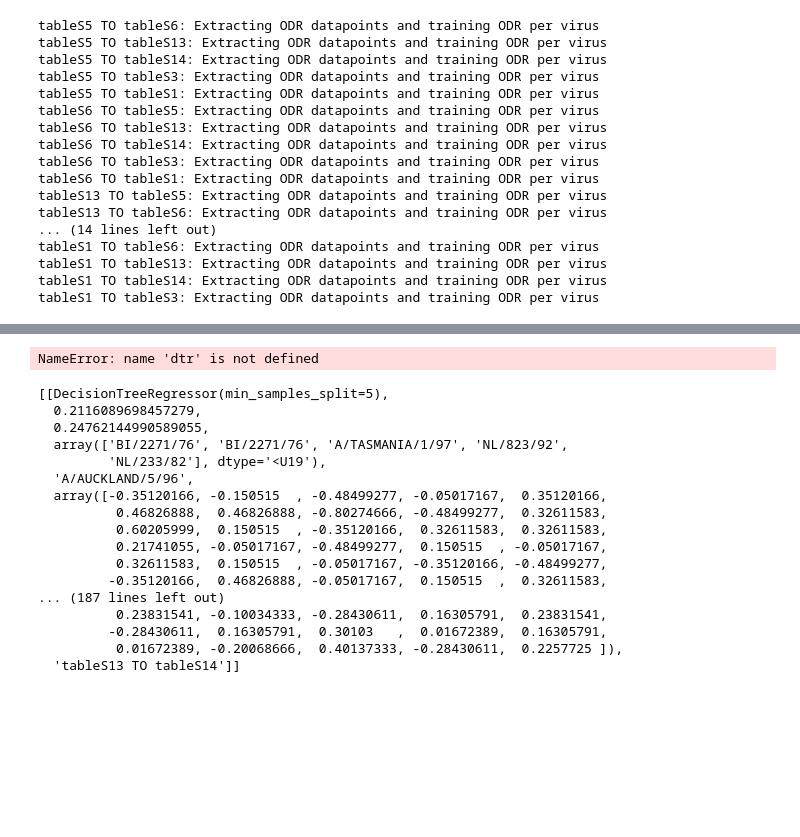
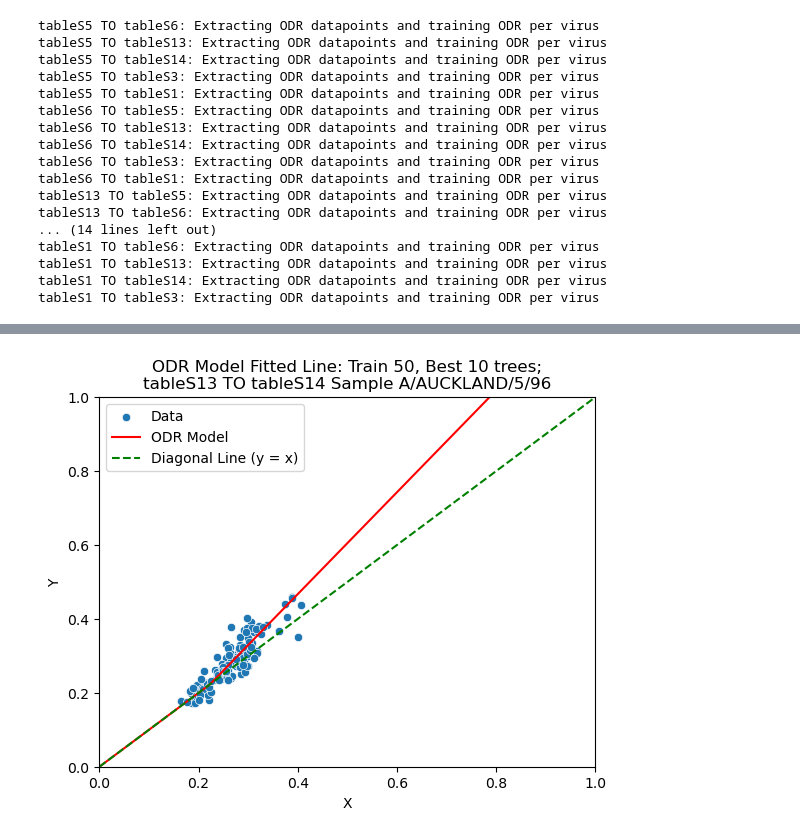
Before and after one commit to nick33333/einav_lab_work, a Jupyter notebook: Nicks_stuff/my_main_func.ipynb, the cells around one changed output, grey strips where cells are left out. Drawn from its saved outputs; the diff is of its cells as text; code cells hidden in the pictures; blank space fills up the shorter version.

```diff
--- a/Nicks_stuff/my_main_func.ipynb
+++ b/Nicks_stuff/my_main_func.ipynb
@@ -753,24 +756,17 @@ NameError: name 'comparison_virus_ODR_df_dict' is not defined
-# %%
-dtr
-# %% [output]
-NameError: name 'dtr' is not defined
-# %%
-comparison_dict['tableS13 TO tableS14']['A/AUCKLAND/5/96']
-# %% [output]
-[[DecisionTreeRegressor(min_samples_split=5),
-  0.2116089698457279,
-  0.24762144990589055,
-  array(['BI/2271/76', 'BI/2271/76', 'A/TASMANIA/1/97', 'NL/823/92',
-         'NL/233/82'], dtype='<U19'),
-  'A/AUCKLAND/5/96',
-  array([-0.35120166, -0.150515  , -0.48499277, -0.05017167,  0.35120166,
-          0.46826888,  0.46826888, -0.80274666, -0.48499277,  0.32611583,
-          0.60205999,  0.150515  , -0.35120166,  0.32611583,  0.32611583,
-          0.21741055, -0.05017167, -0.48499277,  0.150515  , -0.05017167,
-          0.32611583,  0.150515  , -0.05017167, -0.35120166, -0.48499277,
-         -0.35120166,  0.46826888, -0.05017167,  0.150515  ,  0.32611583,
-... (187 lines left out)
-          0.23831541, -0.10034333, -0.28430611,  0.16305791,  0.23831541,
-         -0.28430611,  0.16305791,  0.30103   ,  0.01672389,  0.16305791,
-          0.01672389, -0.20068666,  0.40137333, -0.28430611,  0.2257725 ]),
-  'tableS13 TO tableS14']]
+# %%
+from scipy.odr import *
+def odr_model(params, x):
+    a, b = params
+    return a * x + b
+
+comparison_name = "tableS13 TO tableS14"
+sample_name = 'A/AUCKLAND/5/96'
+data = comparison_virus_ODR_df_dict['tableS13 TO tableS14']['A/AUCKLAND/5/96'][0]  # Replace with the path to your data file
+x_data = data['sigma_training']
+y_data = data['sigma_actual']
+data = RealData(x_data, y_data)
+model = Model(odr_model)
+initial_guess = [1.0, 1.0]  # Initial guess for the parameters
+odr = ODR(data, model, beta0=initial_guess)
+result = odr.run()
+fitted_params = result.beta
@@ -776,0 +783,35 @@ comparison_dict['tableS13 TO tableS14']['A/AUCKLAND/5/96']
+# %%
+import seaborn as sns
+import matplotlib.pyplot as plt
+
+# Define your ODR model function (as previously defined)
+def odr_model(params, x):
+    a, b = params
+    return a * x + b
+
+# Create a range of x values for your plot
+x_values = np.linspace(0, 1, 100)
+# Calculate the predicted y values for the x values using the fitted parameters
+y_values = worst_case_error(x_values, odr_model, fitted_params)
+
+# Create a scatter plot of your data using Seaborn
+sns.scatterplot(x=x_data, y=y_data, label="Data")
+
+# Add the ODR model line to the plot
+sns.lineplot(x=x_values, y=y_values, label=f"ODR Model", color='red')
+
+# Set labels, title, and legend
+plt.xlabel("X")
+plt.ylabel("Y")
+plt.title(f"ODR Model Fitted Line: Train {train_trees}, Best {best_trees} trees;\n{comparison_name} Sample {sample_name}")
+plt.legend()
+plt.xlim(0, 1)
+plt.ylim(0, 1)
+
+sns.lineplot(x=[0, 1], y=[0, 1], label="Diagonal Line (y = x)", linestyle='--', color='green')
+
+# Display the plot
+plt.savefig(f"ODR Model: Train {train_trees}, Best {best_trees} trees: {comparison_name} Sample {sample_name.replace('/', '_')}")
+# plt.show()
+# %% [output]
+[figure, added]
```
Also changed, not shown: parts of 26 cells of this notebook, 4 other files.
